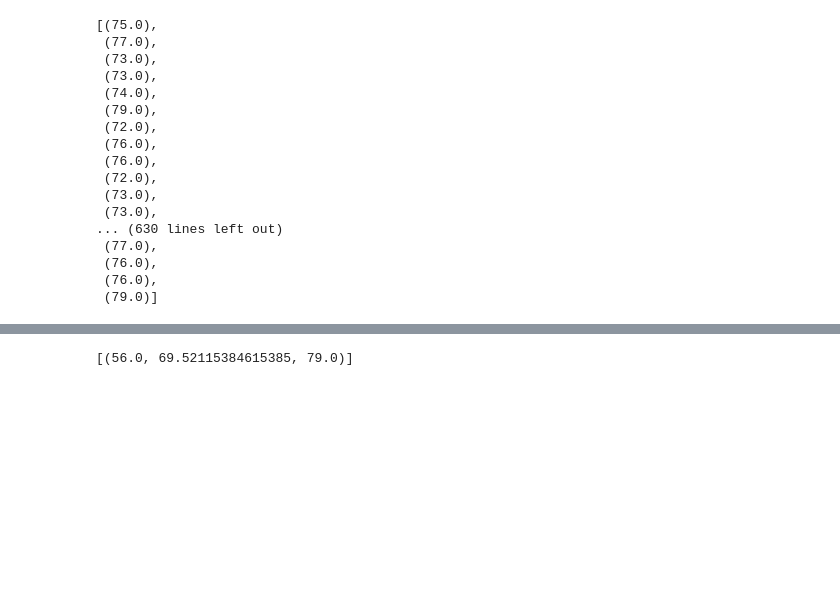
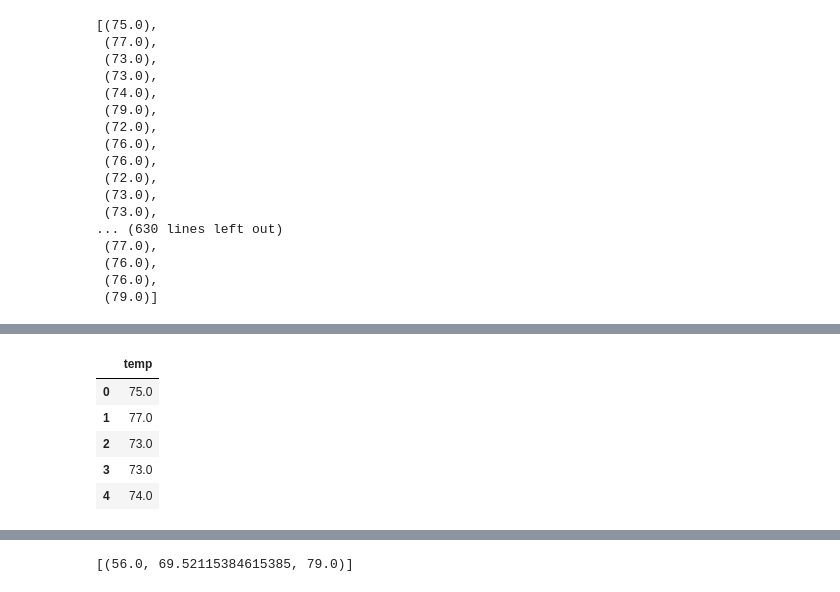
Before and after one commit to isaacdolson/splalchemy-challenge, a Jupyter notebook: climate_starter.ipynb, the cells around one changed output, grey strips where cells are left out. Saved outputs shown, nothing was run; the diff lists cells and outputs as text; code cells hidden in the pictures; blank space fills up the shorter version.

```diff
--- a/climate_starter.ipynb
+++ b/climate_starter.ipynb
@@ -235,0 +259,10 @@ quick_list
+# %%
+temp_df = pd.DataFrame({'temp': quick_list2})
+temp_df.head()
+# %% [output]
+|  | temp |
+| 0 | 75.0 |
+| 1 | 77.0 |
+| 2 | 73.0 |
+| 3 | 73.0 |
+| 4 | 74.0 |
```
Also changed, not shown: parts of 7 cells of this notebook, 1 other file.
